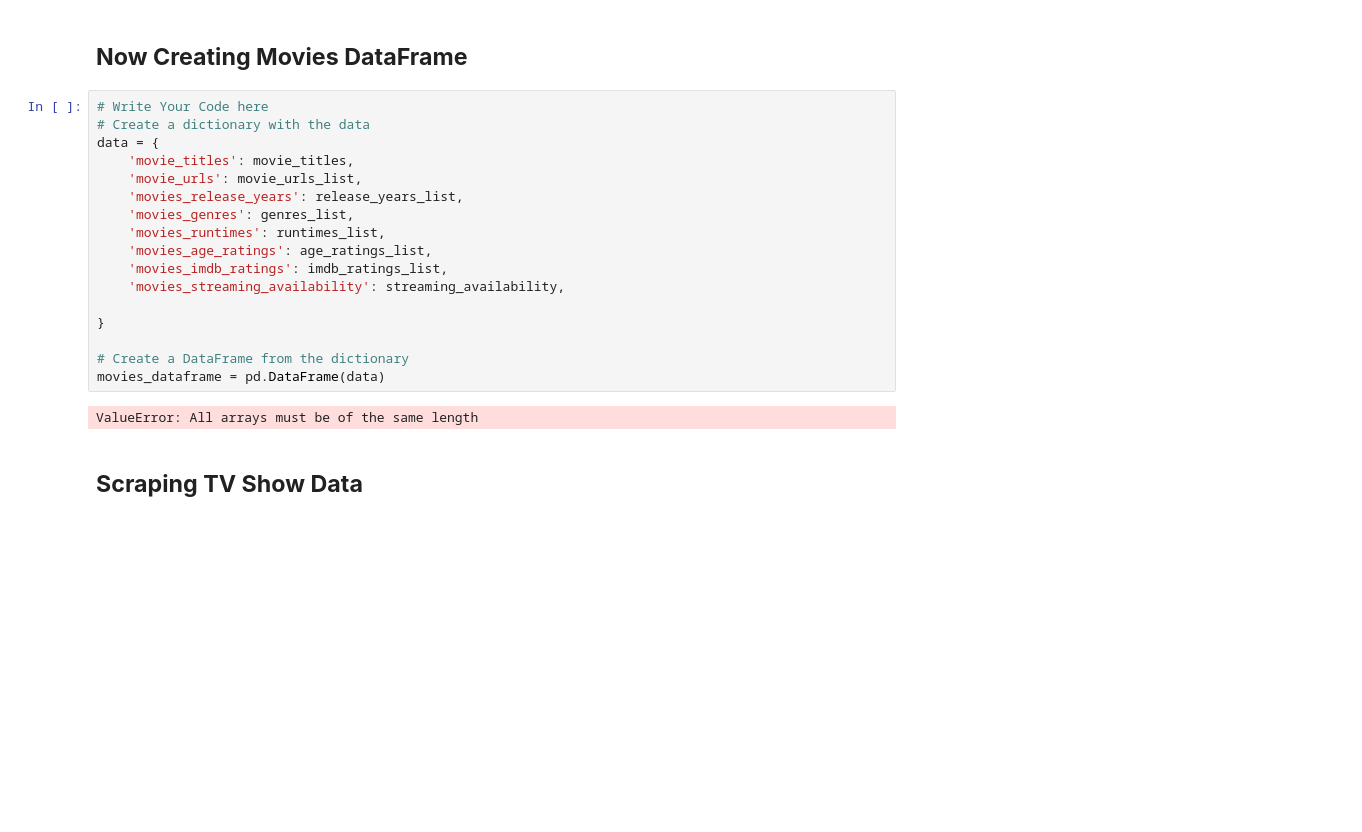
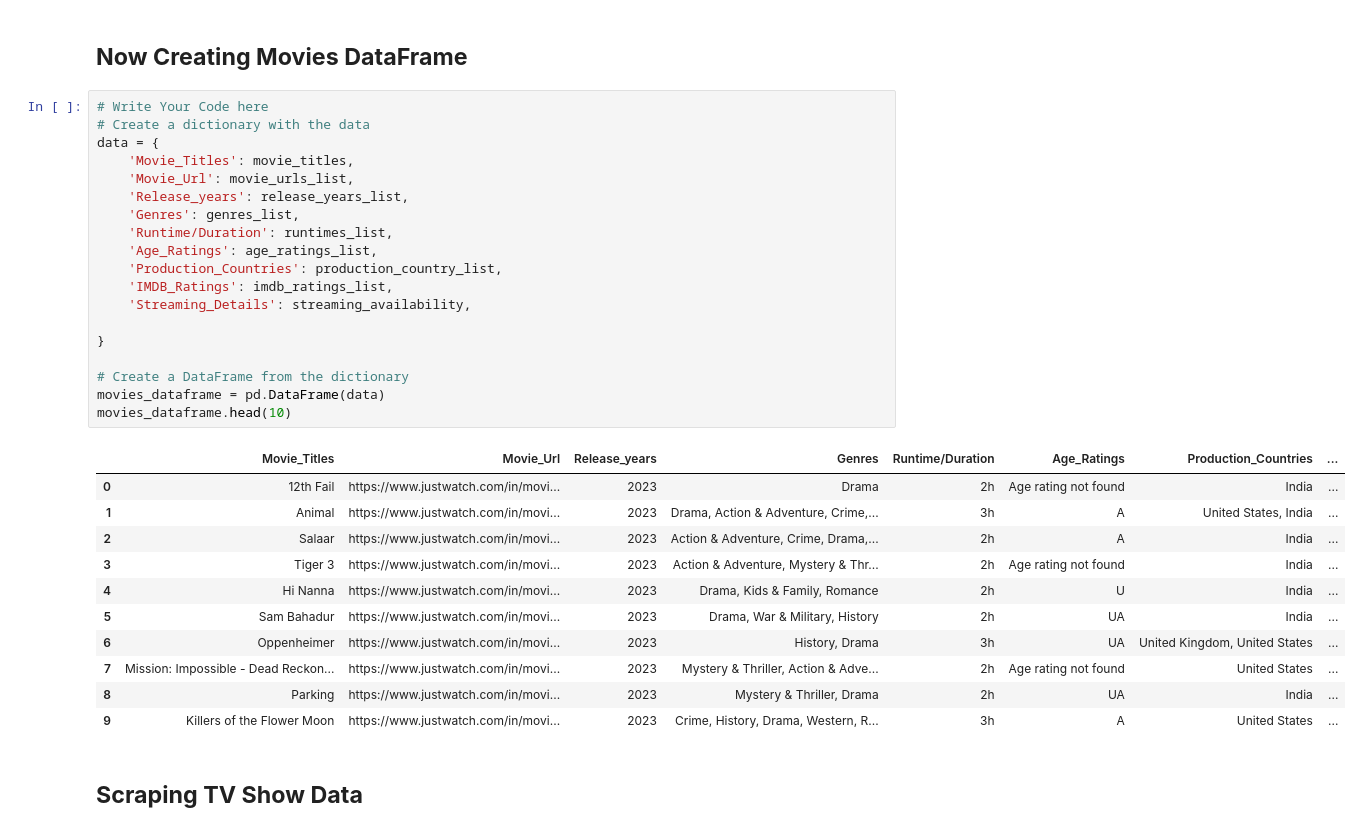
Before and after one commit to Amrit007-droid/Web-Scraping, a Jupyter notebook: Numerical_Programming_in_Python_Web_Scraping.ipynb, the cells around one changed output. Drawn from its saved outputs; the diff is of its cells as text; blank space fills up the shorter version.

```diff
--- a/Numerical_Programming_in_Python_Web_Scraping.ipynb
+++ b/Numerical_Programming_in_Python_Web_Scraping.ipynb
@@ -653,22 +716,34 @@ movies_dataframe
 # %%
 # Write Your Code here
 # Create a dictionary with the data
 data = {
-    'movie_titles': movie_titles,
-    'movie_urls': movie_urls_list,
-    'movies_release_years': release_years_list,
-    'movies_genres': genres_list,
-    'movies_runtimes': runtimes_list,
-    'movies_age_ratings': age_ratings_list,
-    'movies_imdb_ratings': imdb_ratings_list,
-    'movies_streaming_availability': streaming_availability,
+    'Movie_Titles': movie_titles,
+    'Movie_Url': movie_urls_list,
+    'Release_years': release_years_list,
+    'Genres': genres_list,
+    'Runtime/Duration': runtimes_list,
+    'Age_Ratings': age_ratings_list,
+    'Production_Countries': production_country_list,
+    'IMDB_Ratings': imdb_ratings_list,
+    'Streaming_Details': streaming_availability,
 
 }
 
 # Create a DataFrame from the dictionary
 movies_dataframe = pd.DataFrame(data)
+movies_dataframe.head(10)
 # %% [output]
-ValueError: All arrays must be of the same length
+|  | Movie_Titles | Movie_Url | Release_years | Genres | Runtime/Duration | Age_Ratings | Production_Countries | ... |
+| 0 | 12th Fail | https://www.justwatch.com/in/movi... | 2023 | Drama | 2h | Age rating not found | India | ... |
+| 1 | Animal | https://www.justwatch.com/in/movi... | 2023 | Drama, Action & Adventure, Crime,... | 3h | A | United States, India | ... |
+| 2 | Salaar | https://www.justwatch.com/in/movi... | 2023 | Action & Adventure, Crime, Drama,... | 2h | A | India | ... |
+| 3 | Tiger 3 | https://www.justwatch.com/in/movi... | 2023 | Action & Adventure, Mystery & Thr... | 2h | Age rating not found | India | ... |
+| 4 | Hi Nanna | https://www.justwatch.com/in/movi... | 2023 | Drama, Kids & Family, Romance | 2h | U | India | ... |
+| 5 | Sam Bahadur | https://www.justwatch.com/in/movi... | 2023 | Drama, War & Military, History | 2h | UA | India | ... |
+| 6 | Oppenheimer | https://www.justwatch.com/in/movi... | 2023 | History, Drama | 3h | UA | United Kingdom, United States | ... |
+| 7 | Mission: Impossible - Dead Reckon... | https://www.justwatch.com/in/movi... | 2023 | Mystery & Thriller, Action & Adve... | 2h | Age rating not found | United States | ... |
+| 8 | Parking | https://www.justwatch.com/in/movi... | 2023 | Mystery & Thriller, Drama | 2h | UA | India | ... |
+| 9 | Killers of the Flower Moon | https://www.justwatch.com/in/movi... | 2023 | Crime, History, Drama, Western, R... | 3h | A | United States | ... |
 # %% [markdown]
 ## **Scraping TV  Show Data**
 # %%
```
Also changed, not shown: parts of 13 cells of this notebook.
